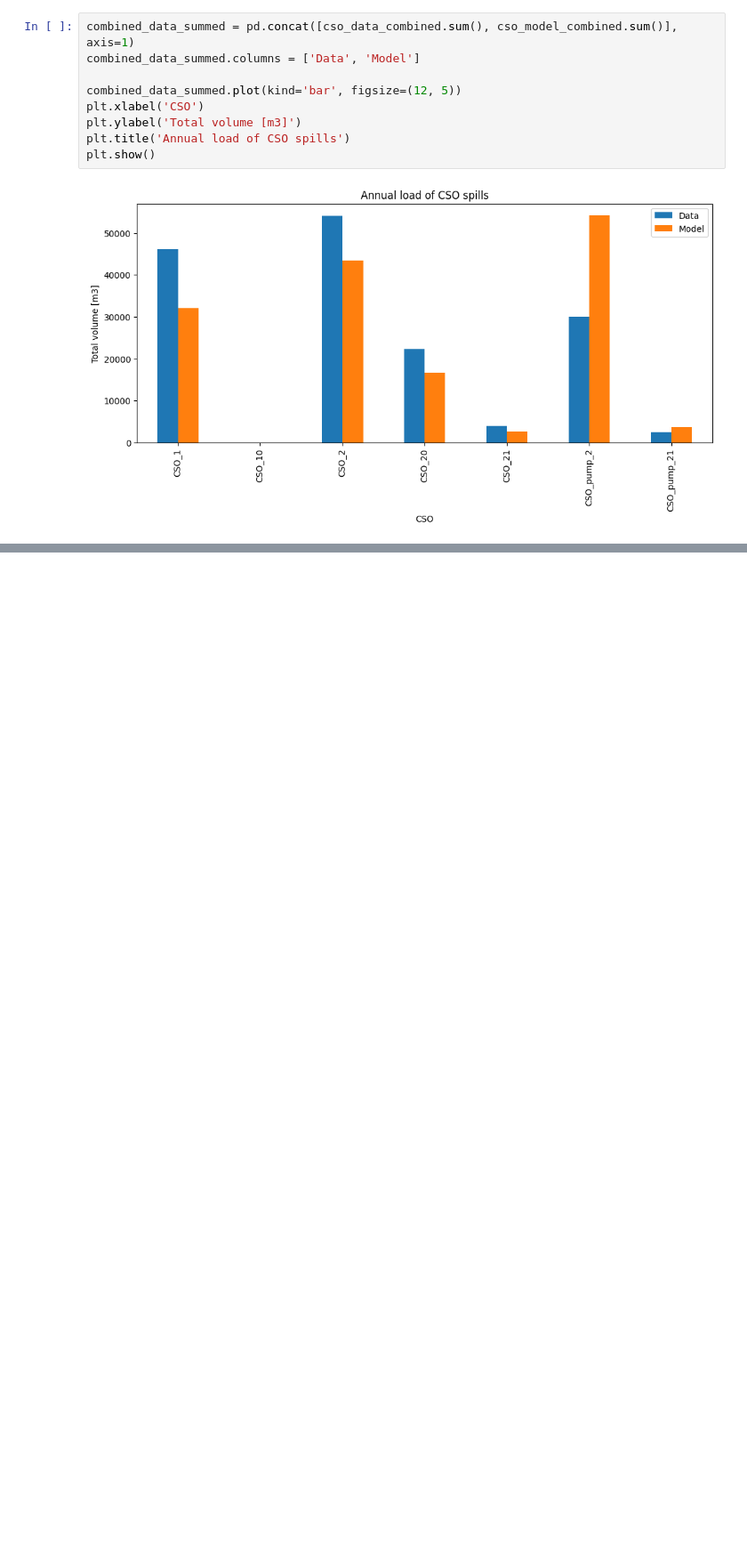
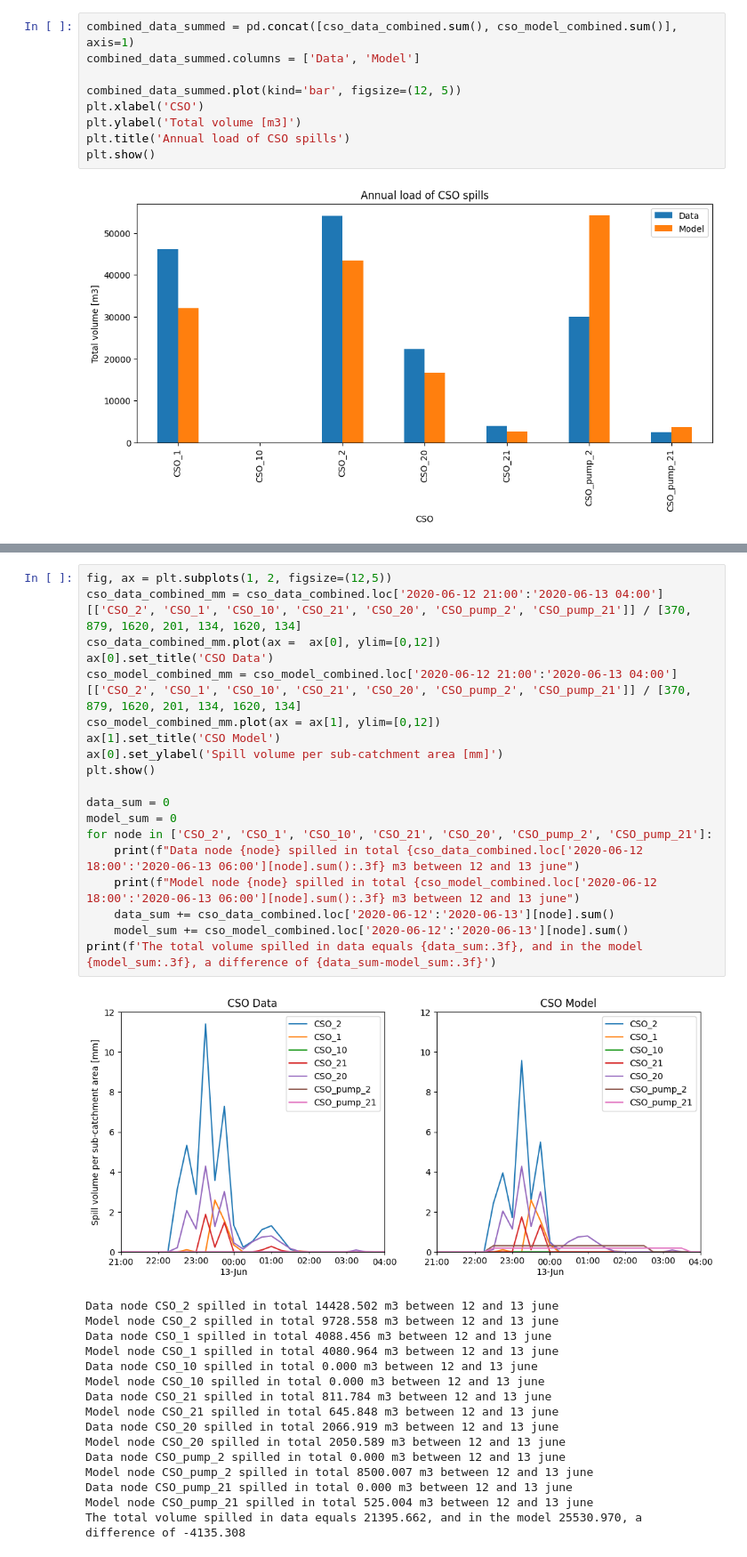
Before and after one commit to jipsteiger/ENVM1601, a Jupyter notebook: RTC/rtc_week_1.ipynb, the cells around one changed output, grey strips where cells are left out. Shown at 89% size. Saved outputs shown, nothing was run; the diff lists cells and outputs as text; blank space fills up the shorter version.

```diff
--- a/RTC/rtc_week_1.ipynb
+++ b/RTC/rtc_week_1.ipynb
@@ -101,0 +130,36 @@ The total volume spilled in data equals 15240.286, and in the model 19399.417, a
+# %%
+fig, ax = plt.subplots(1, 2, figsize=(12,5))
+cso_data_combined_mm = cso_data_combined.loc['2020-06-12 21:00':'2020-06-13 04:00'][['CSO_2', 'CSO_1', 'CSO_10', 'CSO_21', 'CSO_20', 'CSO_pump_2', 'CSO_pump_21']] / [370, 879, 1620, 201, 134, 1620, 134]
+cso_data_combined_mm.plot(ax =  ax[0], ylim=[0,12])
+ax[0].set_title('CSO Data')
+cso_model_combined_mm = cso_model_combined.loc['2020-06-12 21:00':'2020-06-13 04:00'][['CSO_2', 'CSO_1', 'CSO_10', 'CSO_21', 'CSO_20', 'CSO_pump_2', 'CSO_pump_21']] / [370, 879, 1620, 201, 134, 1620, 134]
+cso_model_combined_mm.plot(ax = ax[1], ylim=[0,12])
+ax[1].set_title('CSO Model')
+ax[0].set_ylabel('Spill volume per sub-catchment area [mm]')
+plt.show()
+
+data_sum = 0
+model_sum = 0
+for node in ['CSO_2', 'CSO_1', 'CSO_10', 'CSO_21', 'CSO_20', 'CSO_pump_2', 'CSO_pump_21']:
+    print(f"Data node {node} spilled in total {cso_data_combined.loc['2020-06-12 18:00':'2020-06-13 06:00'][node].sum():.3f} m3 between 12 and 13 june")
+    print(f"Model node {node} spilled in total {cso_model_combined.loc['2020-06-12 18:00':'2020-06-13 06:00'][node].sum():.3f} m3 between 12 and 13 june")
+    data_sum += cso_data_combined.loc['2020-06-12':'2020-06-13'][node].sum()
+    model_sum += cso_model_combined.loc['2020-06-12':'2020-06-13'][node].sum()
+print(f'The total volume spilled in data equals {data_sum:.3f}, and in the model {model_sum:.3f}, a difference of {data_sum-model_sum:.3f}')
+# %% [output]
+[figure, added]
+Data node CSO_2 spilled in total 14428.502 m3 between 12 and 13 june
+Model node CSO_2 spilled in total 9728.558 m3 between 12 and 13 june
+Data node CSO_1 spilled in total 4088.456 m3 between 12 and 13 june
+Model node CSO_1 spilled in total 4080.964 m3 between 12 and 13 june
+Data node CSO_10 spilled in total 0.000 m3 between 12 and 13 june
+Model node CSO_10 spilled in total 0.000 m3 between 12 and 13 june
+Data node CSO_21 spilled in total 811.784 m3 between 12 and 13 june
+Model node CSO_21 spilled in total 645.848 m3 between 12 and 13 june
+Data node CSO_20 spilled in total 2066.919 m3 between 12 and 13 june
+Model node CSO_20 spilled in total 2050.589 m3 between 12 and 13 june
+Data node CSO_pump_2 spilled in total 0.000 m3 between 12 and 13 june
+Model node CSO_pump_2 spilled in total 8500.007 m3 between 12 and 13 june
+Data node CSO_pump_21 spilled in total 0.000 m3 between 12 and 13 june
+Model node CSO_pump_21 spilled in total 525.004 m3 between 12 and 13 june
+The total volume spilled in data equals 21395.662, and in the model 25530.970, a difference of -4135.308
```
Also changed, not shown: parts of 5 cells of this notebook.
